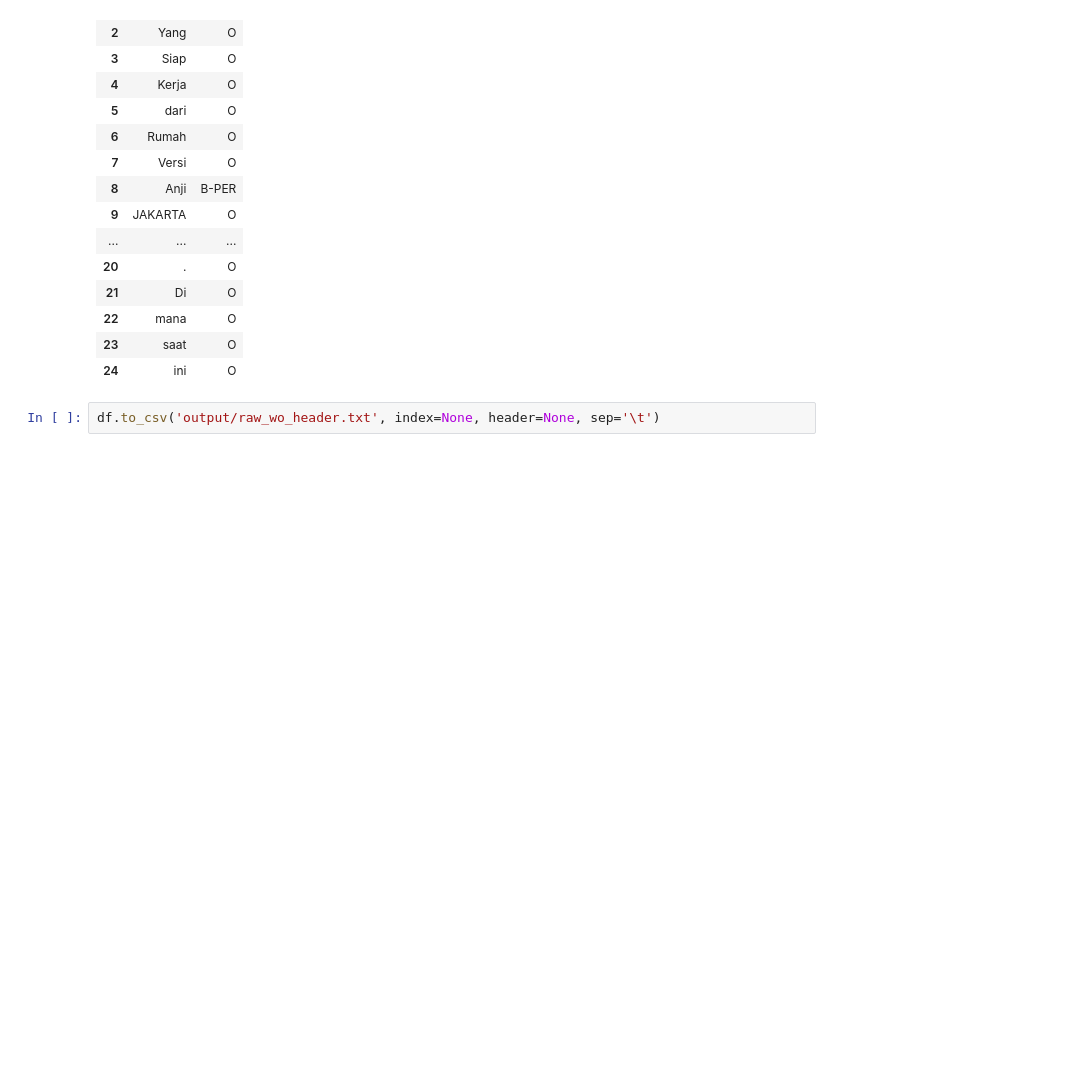
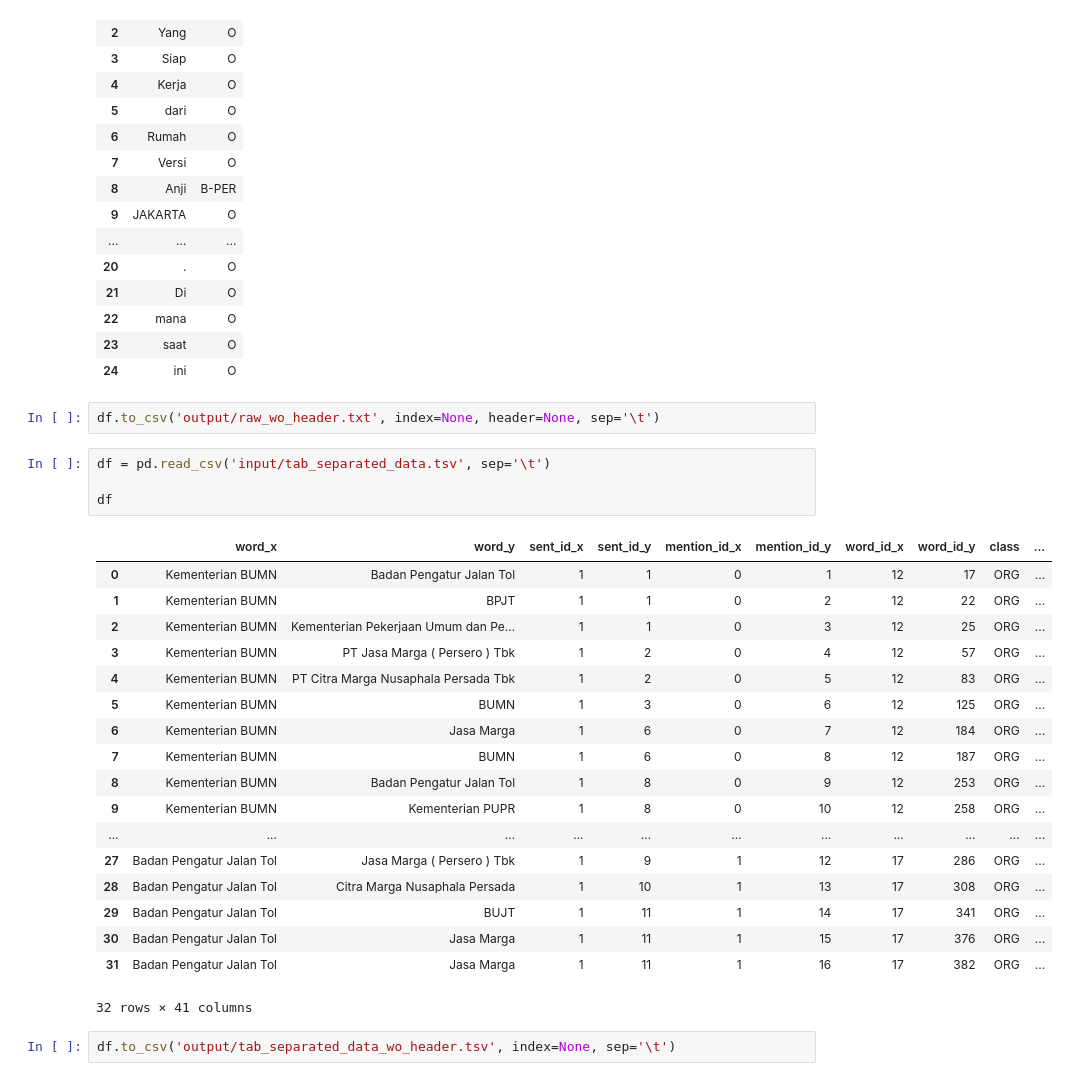
Before and after one commit to rohwid/py-ml-ds-cheatsheet, a Jupyter notebook: data_analysis/8_pandas_clean_header_index.ipynb, the cells around one changed output. Drawn from its saved outputs; the diff is of its cells as text; blank space fills up the shorter version.

```diff
--- a/data_analysis/8_pandas_clean_header_index.ipynb
+++ b/data_analysis/8_pandas_clean_header_index.ipynb
@@ -25,3 +25,28 @@ df
 | 24 | ini | O |
 # %%
 df.to_csv('output/raw_wo_header.txt', index=None, header=None, sep='\t')
+# %%
+df = pd.read_csv('input/tab_separated_data.tsv', sep='\t')
+
+df
+# %% [output]
+|  | word_x | word_y | sent_id_x | sent_id_y | mention_id_x | mention_id_y | word_id_x | word_id_y | class | ... |
+| 0 | Kementerian BUMN | Badan Pengatur Jalan Tol | 1 | 1 | 0 | 1 | 12 | 17 | ORG | ... |
+| 1 | Kementerian BUMN | BPJT | 1 | 1 | 0 | 2 | 12 | 22 | ORG | ... |
+| 2 | Kementerian BUMN | Kementerian Pekerjaan Umum dan Pe... | 1 | 1 | 0 | 3 | 12 | 25 | ORG | ... |
+| 3 | Kementerian BUMN | PT Jasa Marga ( Persero ) Tbk | 1 | 2 | 0 | 4 | 12 | 57 | ORG | ... |
+| 4 | Kementerian BUMN | PT Citra Marga Nusaphala Persada Tbk | 1 | 2 | 0 | 5 | 12 | 83 | ORG | ... |
+| 5 | Kementerian BUMN | BUMN | 1 | 3 | 0 | 6 | 12 | 125 | ORG | ... |
+| 6 | Kementerian BUMN | Jasa Marga | 1 | 6 | 0 | 7 | 12 | 184 | ORG | ... |
+| 7 | Kementerian BUMN | BUMN | 1 | 6 | 0 | 8 | 12 | 187 | ORG | ... |
+| 8 | Kementerian BUMN | Badan Pengatur Jalan Tol | 1 | 8 | 0 | 9 | 12 | 253 | ORG | ... |
+| 9 | Kementerian BUMN | Kementerian PUPR | 1 | 8 | 0 | 10 | 12 | 258 | ORG | ... |
+| ... | ... | ... | ... | ... | ... | ... | ... | ... | ... | ... |
+| 27 | Badan Pengatur Jalan Tol | Jasa Marga ( Persero ) Tbk | 1 | 9 | 1 | 12 | 17 | 286 | ORG | ... |
+| 28 | Badan Pengatur Jalan Tol | Citra Marga Nusaphala Persada | 1 | 10 | 1 | 13 | 17 | 308 | ORG | ... |
+| 29 | Badan Pengatur Jalan Tol | BUJT | 1 | 11 | 1 | 14 | 17 | 341 | ORG | ... |
+| 30 | Badan Pengatur Jalan Tol | Jasa Marga | 1 | 11 | 1 | 15 | 17 | 376 | ORG | ... |
+| 31 | Badan Pengatur Jalan Tol | Jasa Marga | 1 | 11 | 1 | 16 | 17 | 382 | ORG | ... |
+32 rows × 41 columns
+# %%
+df.to_csv('output/tab_separated_data_wo_header.tsv', index=None, sep='\t')
```
Also changed, not shown: 4 other files.
